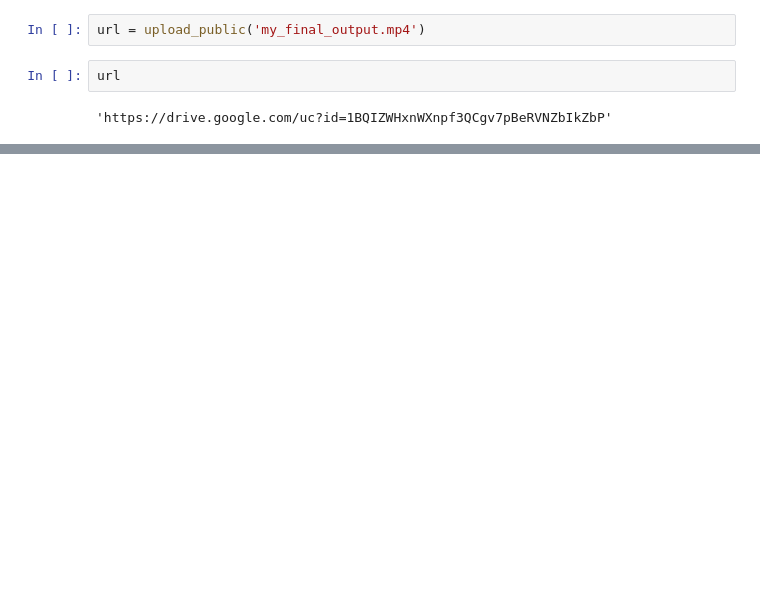
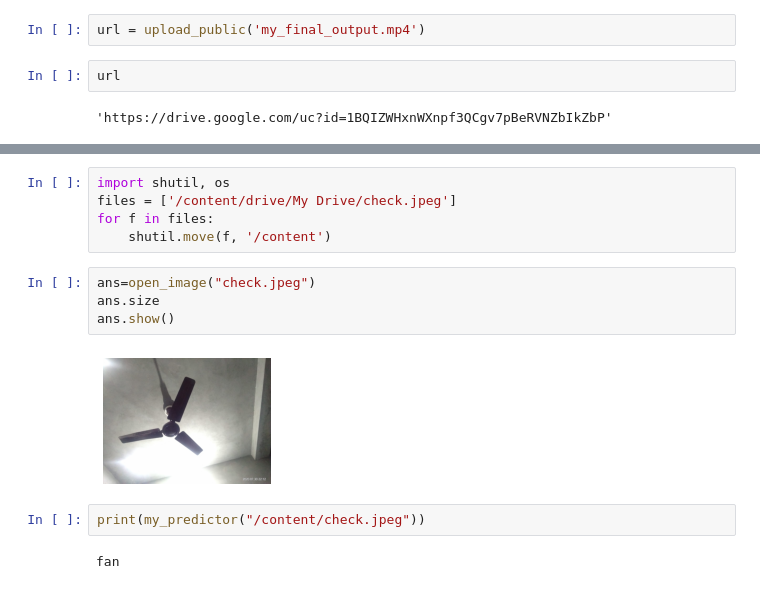
Before and after one commit to rahulkashyap14298/AI-Project, a Jupyter notebook: notebook3.ipynb, the cells around one changed output, grey strips where cells are left out. Saved outputs shown, nothing was run; the diff lists cells and outputs as text; blank space fills up the shorter version.

```diff
--- a/notebook3.ipynb
+++ b/notebook3.ipynb
@@ -108,0 +148,15 @@ HTML(f"""<video src={url} width=500 controls/>""")
+# %%
+import shutil, os
+files = ['/content/drive/My Drive/check.jpeg']
+for f in files:
+    shutil.move(f, '/content')
+# %%
+ans=open_image("check.jpeg")
+ans.size
+ans.show()
+# %% [output]
+[figure, added]
+# %%
+print(my_predictor("/content/check.jpeg"))
+# %% [output]
+fan
```
Also changed, not shown: parts of 13 cells of this notebook.
